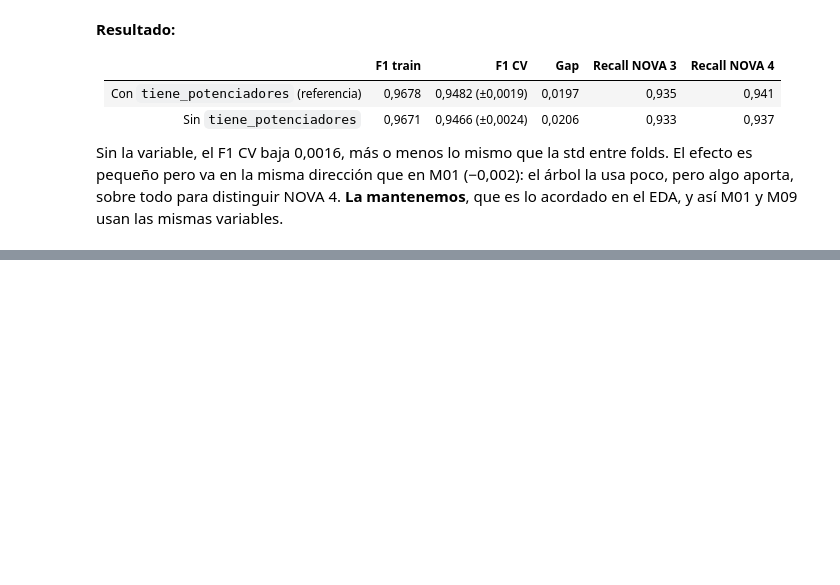
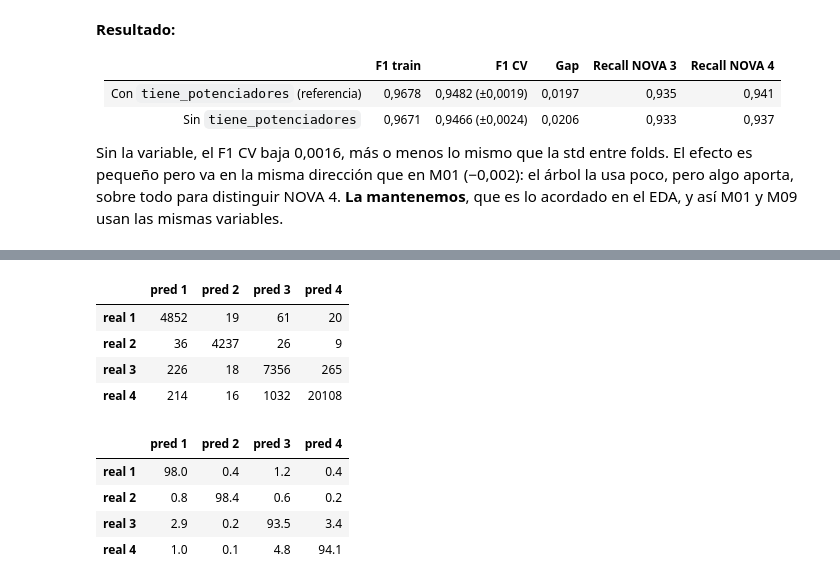
Before and after one commit to IA-P1-BCN/real-food-classifier, a Jupyter notebook: notebooks/03_m09_decision_tree.ipynb, the cells around one changed output, grey strips where cells are left out. Saved outputs shown, nothing was run; the diff lists cells and outputs as text; code cells hidden in the pictures; blank space fills up the shorter version.

```diff
--- a/notebooks/03_m09_decision_tree.ipynb
+++ b/notebooks/03_m09_decision_tree.ipynb
@@ -219,0 +257,18 @@ Sin la variable, el F1 CV baja 0,0016, más o menos lo mismo que la std entre fo
+# %%
+cm = pd.DataFrame(results[REF]["confusion_matrix"],
+                  index=[f"real {l}" for l in LABELS], columns=[f"pred {l}" for l in LABELS])
+display(cm)
+
+# Normalizada por filas: qué % de cada clase real acaba en cada predicción
+display((cm.div(cm.sum(axis=1), axis=0) * 100).round(1))
+# %% [output]
+|  | pred 1 | pred 2 | pred 3 | pred 4 |
+| real 1 | 4852 | 19 | 61 | 20 |
+| real 2 | 36 | 4237 | 26 | 9 |
+| real 3 | 226 | 18 | 7356 | 265 |
+| real 4 | 214 | 16 | 1032 | 20108 |
+|  | pred 1 | pred 2 | pred 3 | pred 4 |
+| real 1 | 98.0 | 0.4 | 1.2 | 0.4 |
+| real 2 | 0.8 | 98.4 | 0.6 | 0.2 |
+| real 3 | 2.9 | 0.2 | 93.5 | 3.4 |
+| real 4 | 1.0 | 0.1 | 4.8 | 94.1 |
```
Also changed, not shown: parts of 10 cells of this notebook.
